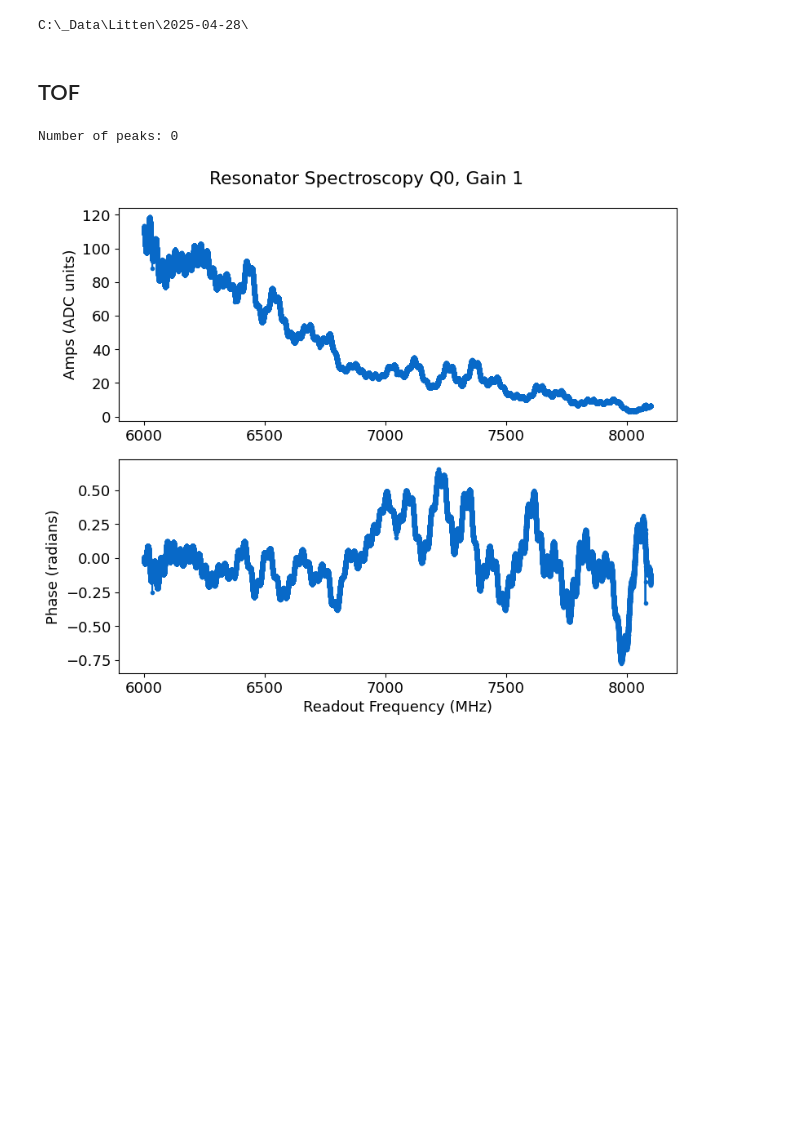
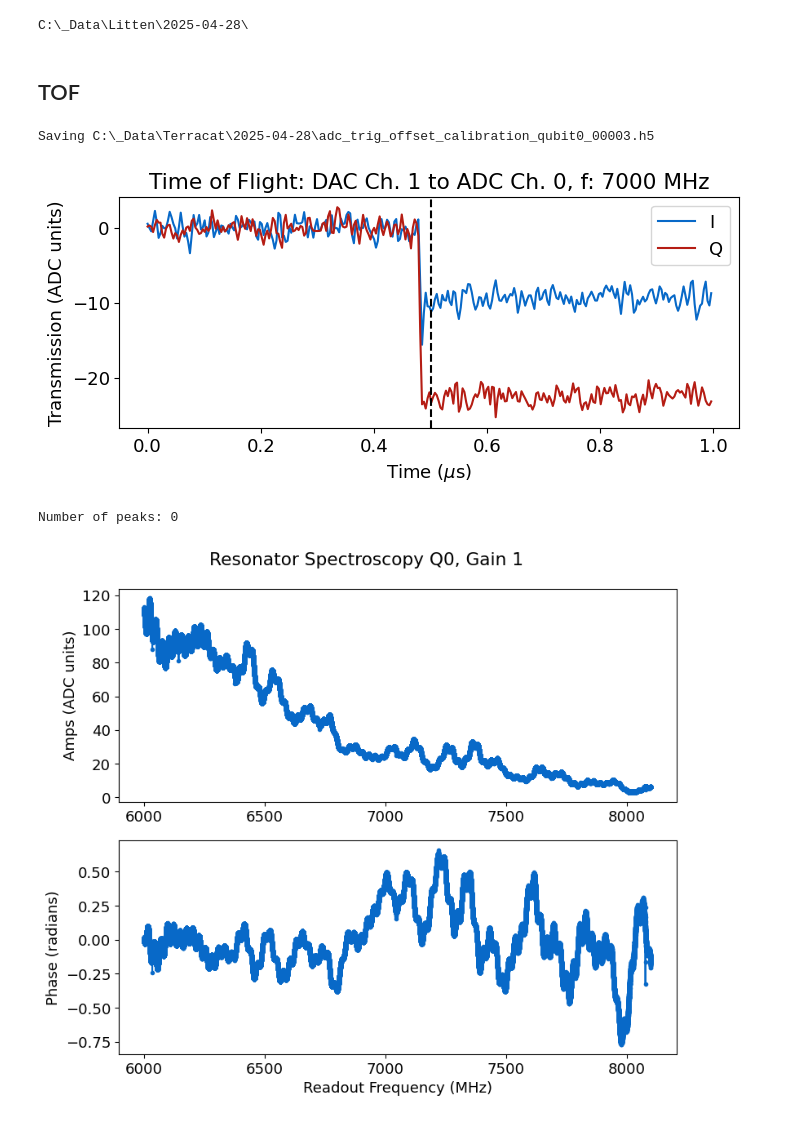
Before and after one commit to shiy1022/slab_qick_calib, a Jupyter notebook: meas_resonators.ipynb, the cells around one changed output. Saved outputs shown, nothing was run; the diff lists cells and outputs as text; code cells hidden in the pictures; blank space fills up the shorter version.

```diff
--- a/meas_resonators.ipynb
+++ b/meas_resonators.ipynb
@@ -85,10 +87,13 @@ C:\_Data\Litten\2025-04-28\
 # %%
 qubit_list = np.arange(3)
 qubit_list = [0]
 for qi in qubit_list:
-        tof=meas.ToFCalibrationExperiment(cfg_dict=cfg_dict, qi=qi)
+        tof=meas.ToFCalibrationExperiment(cfg_dict=cfg_dict, qi=qi, params={'frequency':7000})
         #tof=meas.ToFCalibrationExperiment(cfg_dict=cfg_dict, qi=qi,params={'readout_length':13})#,params={'frequency':fi})
         # use this to set trig_offset in config file
+# %% [output]
+Saving C:\_Data\Terracat\2025-04-28\adc_trig_offset_calibration_qubit0_00003.h5
+[figure, added]
 # %%
 #rspec = cfg.make_rspec_coarse(soc, expt_path, cfg_path, i, im=im, start=6000, span=800, reps=2000, npts=5000)
 qi=0
```
Also changed, not shown: parts of 6 cells of this notebook, 28 other files.
